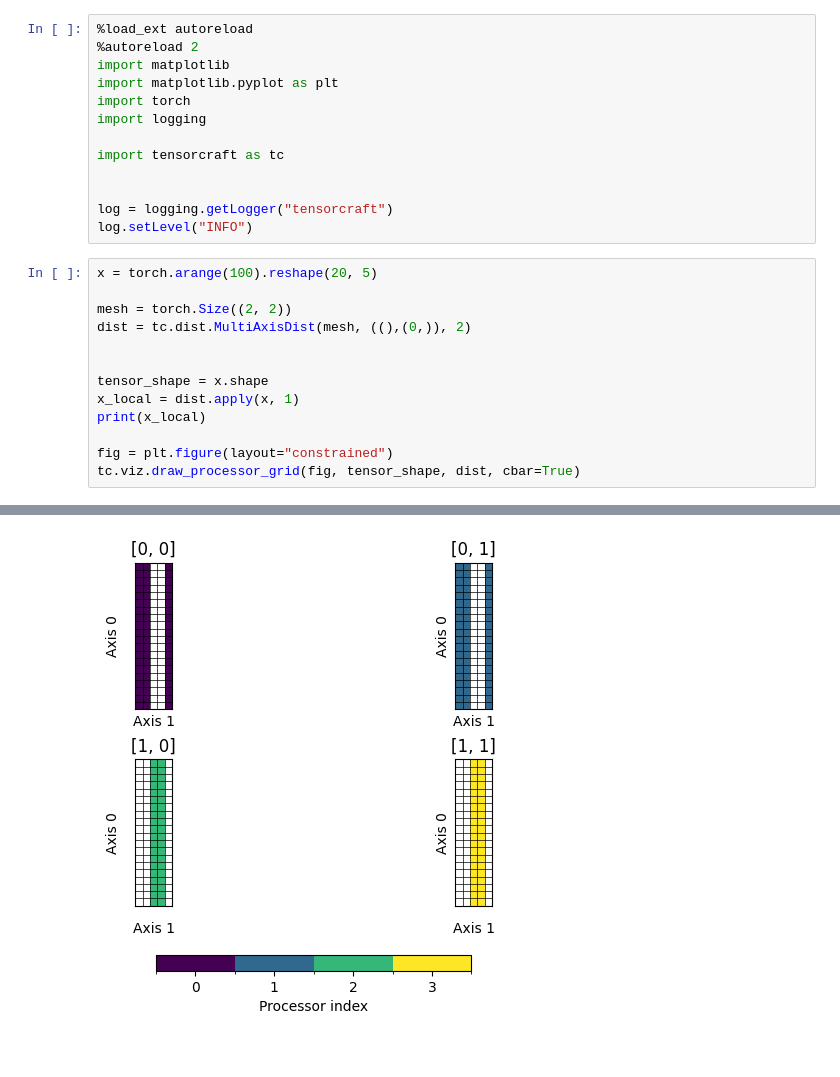
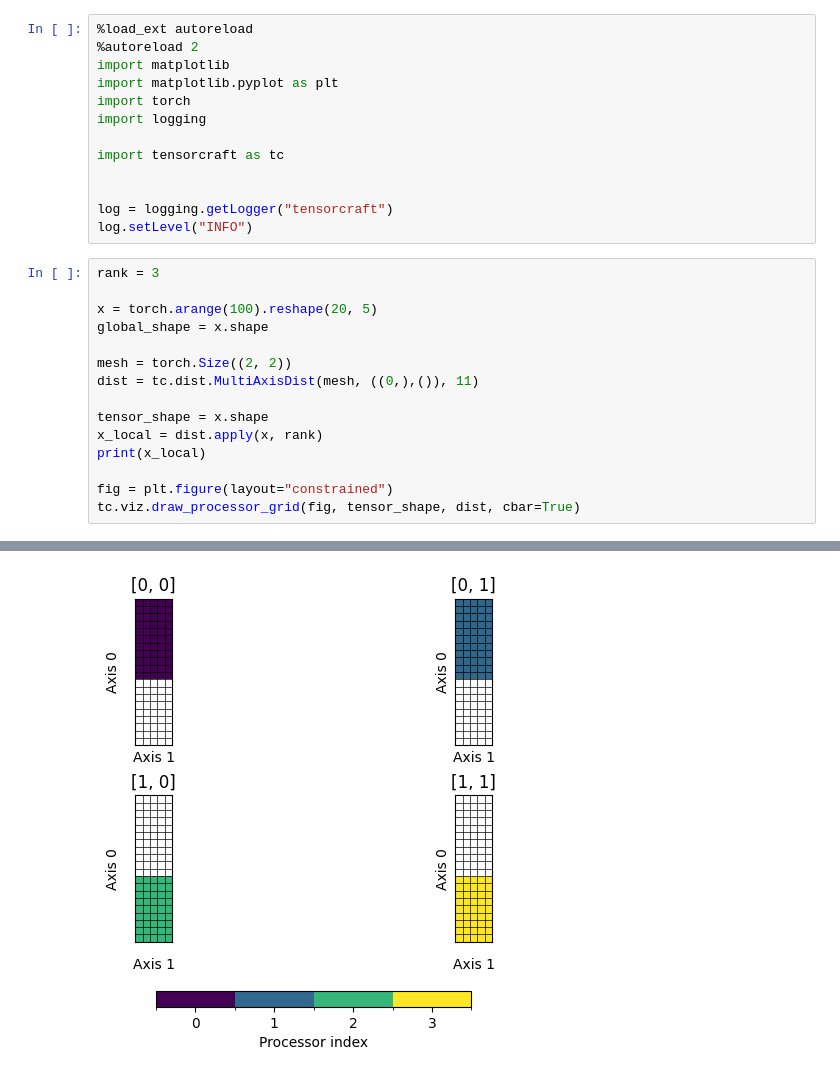
Before and after one commit to Helmholtz-AI-Energy/tensorcraft, a Jupyter notebook: notebooks/mpi/mad_mpi.ipynb, the cells around one changed output, grey strips where cells are left out. Cells and saved outputs as stored; diff of their text form.

Commit message:
feat: apply_split for multi_axis dist

```diff
--- a/notebooks/mpi/mad_mpi.ipynb
+++ b/notebooks/mpi/mad_mpi.ipynb
@@ -12,14 +12,16 @@ import tensorcraft as tc
 log = logging.getLogger("tensorcraft")
 log.setLevel("INFO")
 # %%
+rank = 3
+
 x = torch.arange(100).reshape(20, 5)
+global_shape = x.shape
 
 mesh = torch.Size((2, 2))
-dist = tc.dist.MultiAxisDist(mesh, ((),(0,)), 2)
-
+dist = tc.dist.MultiAxisDist(mesh, ((0,),()), 11)
 
 tensor_shape = x.shape
-x_local = dist.apply(x, 1)
+x_local = dist.apply(x, rank)
 print(x_local)
 
 fig = plt.figure(layout="constrained")
@@ -45 +47 @@ tensor([[ 0,  1,  4],
-[figure, old version]
+[figure, new version]
```
Also changed, not shown: parts of 2 cells of this notebook, 2 other files.
